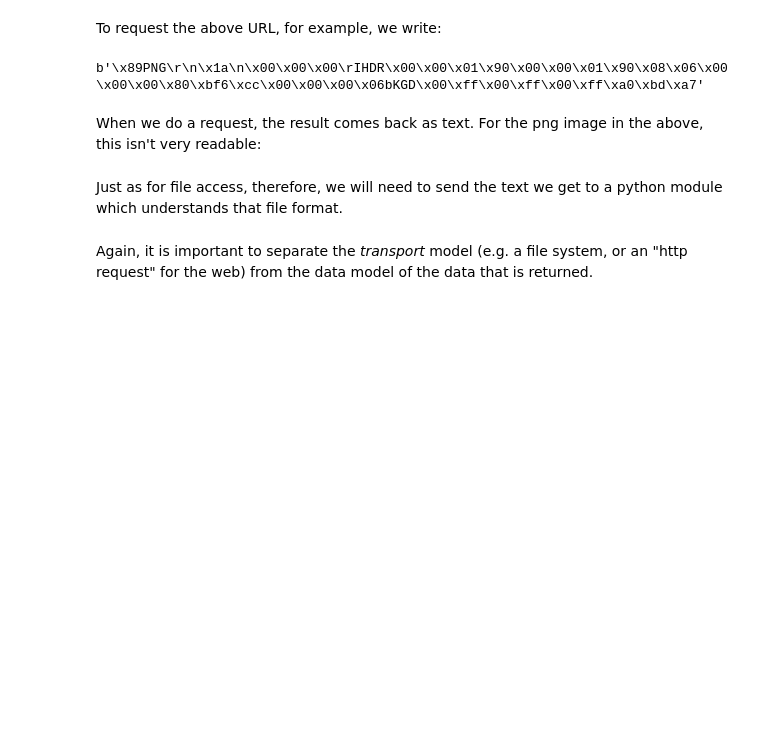
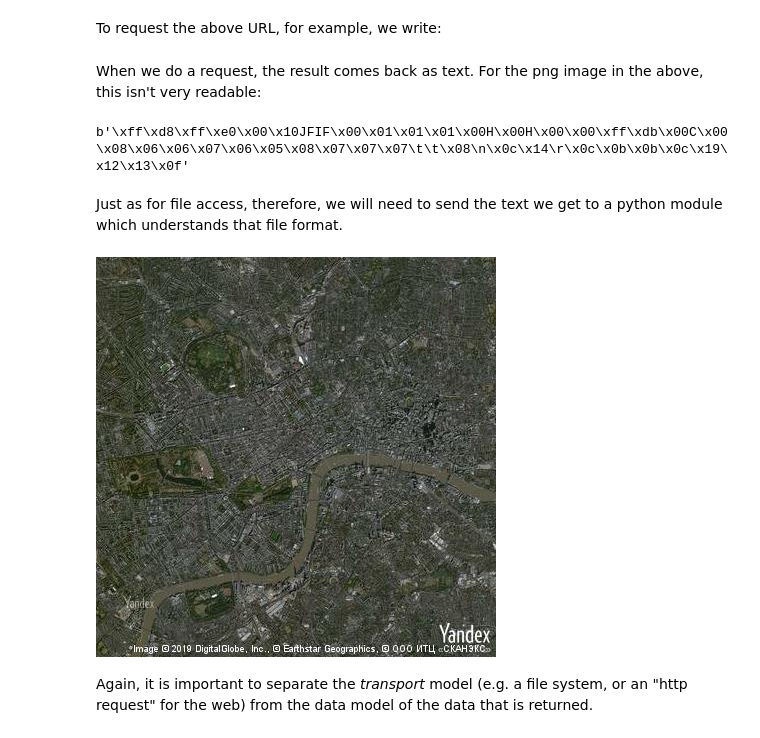
Before and after one commit to alan-turing-institute/rse-course, a Jupyter notebook: ch01data/061internet.ipynb, the cells around one changed output. Saved outputs shown, nothing was run; the diff lists cells and outputs as text; code cells hidden in the pictures; blank space fills up the shorter version.

```diff
--- a/ch01data/061internet.ipynb
+++ b/ch01data/061internet.ipynb
@@ -55,11 +48,25 @@ response = requests.get("http://maps.googleapis.com/maps/api/staticmap",
+# %%
+response = requests.get("https://static-maps.yandex.ru:443/1.x",
+                        params={
+        'size': '400,400',  # size of map
+        'll': '-0.1275,51.51',  # longitude & latitude of centre
+        'z': 12,  # zoom level
+        'l': 'sat',  # map layer (satellite image)
+        'lang': 'en_US'  # language
+    })
+# %% [markdown]
+When we do a request, the result comes back as text. For the png image in the above, this isn't very readable:
 # %%
 response.content[0:50]
 # %% [output]
-b'\x89PNG\r\n\x1a\n\x00\x00\x00\rIHDR\x00\x00\x01\x90\x00\x00\x01\x90\x08\x06\x00\x00\x00\x80\xbf6\xcc\x00\x00\x00\x06bKGD\x00\xff\x00\xff\x00\xff\xa0\xbd\xa7'
+b'\xff\xd8\xff\xe0\x00\x10JFIF\x00\x01\x01\x01\x00H\x00H\x00\x00\xff\xdb\x00C\x00\x08\x06\x06\x07\x06\x05\x08\x07\x07\x07\t\t\x08\n\x0c\x14\r\x0c\x0b\x0b\x0c\x19\x12\x13\x0f'
-# %% [markdown]
-When we do a request, the result comes back as text. For the png image in the above, this isn't very readable:
 # %% [markdown]
 Just as for file access, therefore, we will need to send the text we get to a python module which understands that file format.
+# %%
+import IPython
+IPython.core.display.Image(response.content)
+# %% [output]
+[figure, added]
 # %% [markdown]
 Again, it is important to separate the *transport* model (e.g. a file system, or an "http request" for the web) from the data model of the data that is returned.
 # %% [markdown]
```
Also changed, not shown: parts of 6 cells of this notebook, 19 other files.
